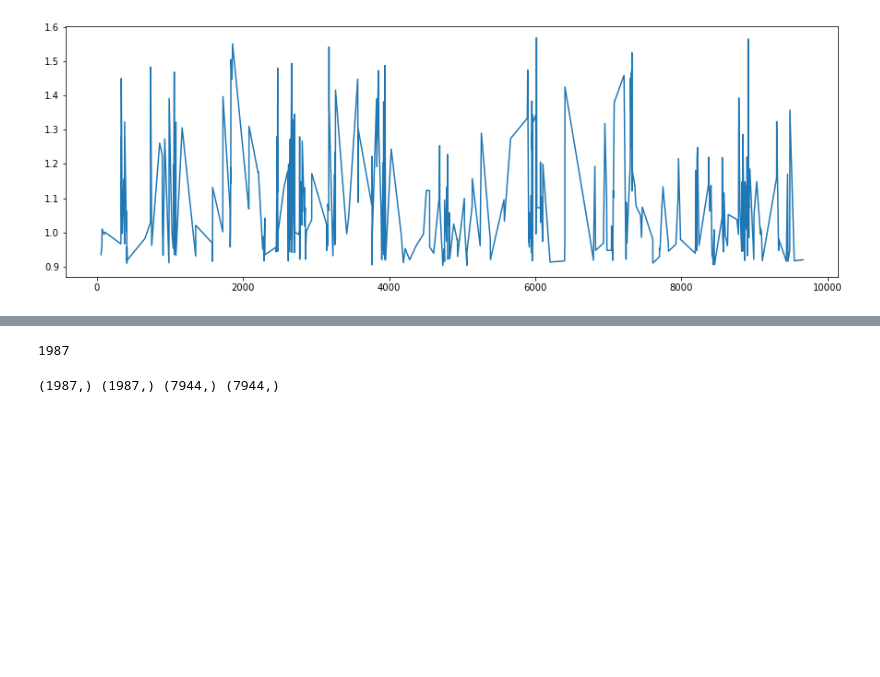
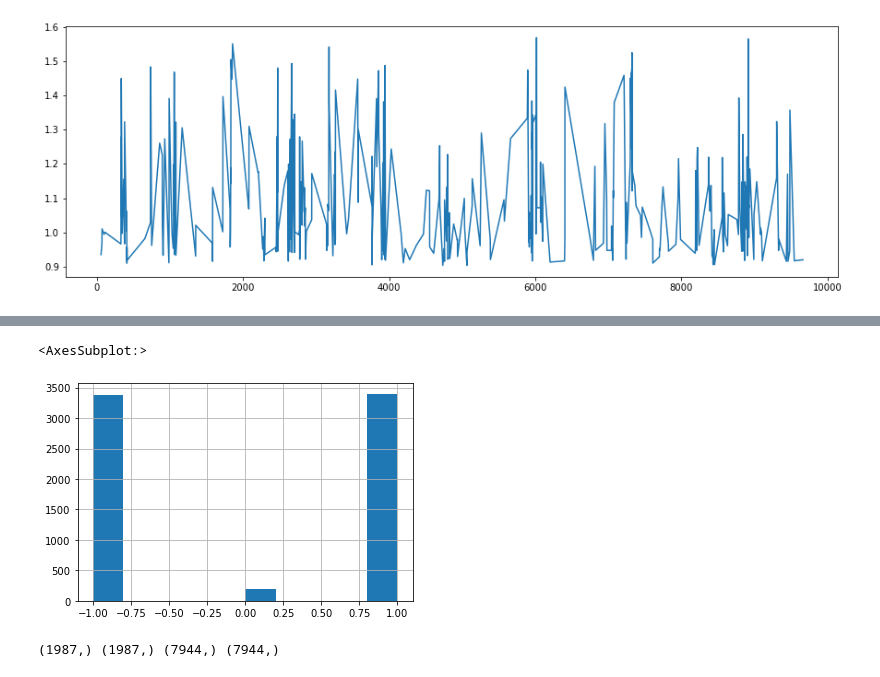
Before and after one commit to hoopercesar/Machine-Learning-Projects, a Jupyter notebook: Classification Model JAN 30 2023.ipynb, the cells around one changed output, grey strips where cells are left out. Cells and saved outputs as stored; diff of their text form; code cells hidden in the pictures; blank space fills up the shorter version.

```diff
--- a/Classification Model JAN 30 2023.ipynb
+++ b/Classification Model JAN 30 2023.ipynb
@@ -246,5 +236,5 @@ dataset2 = datos2.drop(['FECHA', 'HORA'], axis=1)
 X2_tf = scaler.transform(dataset2)
 # %%
 # aplicando el modelo de clasificación
-y_pred = clf.predict(X_tf)
-y_proba = clf.predict_proba(X_tf)
+y2_pred = clf.predict(X2_tf)
+y2_proba = clf.predict_proba(X2_tf)
@@ -251,3 +245,18 @@ y_proba = clf.predict_proba(X_tf)
+# %%
+probs = resultados2[['%pred: -1', '%pred: 0', '%pred: 1']]
+entropia2 = []
+for ind in probs.index:
+#     print(prob)
+    entropia2.append(sum([0 if k == 0 else -k*np.log2(k) for k in probs.loc[ind]]))
+# %%
+resultados2 = pd.DataFrame()
 # %%
-y_proba
+resultados2['fecha'] = fecha2
+resultados2['hora'] = hora2
+resultados2['Prediccion'] = y2_pred
+resultados2['%pred: -1'] = y2_proba[:,0]
+resultados2['%pred: 0'] = y2_proba[:,1]
+resultados2['%pred: 1'] = y2_proba[:,2]
+resultados2['entropia'] = entropia2
+resultados2
 # %% [output]
@@ -289,7 +301,8 @@ y_test_proba[0:10], y_pred_test[0:10]
 # %%
-len(y_test_proba[:, 1])
+resultados2['Prediccion'].hist()
 # %% [output]
-1987
+<AxesSubplot:>
+[figure, added]
 # %%
 thresh = 0.5
 print(y_test.shape, y_pred_test.shape, y_train.shape, y_pred_train.shape)
```
Also changed, not shown: parts of 26 cells of this notebook.
